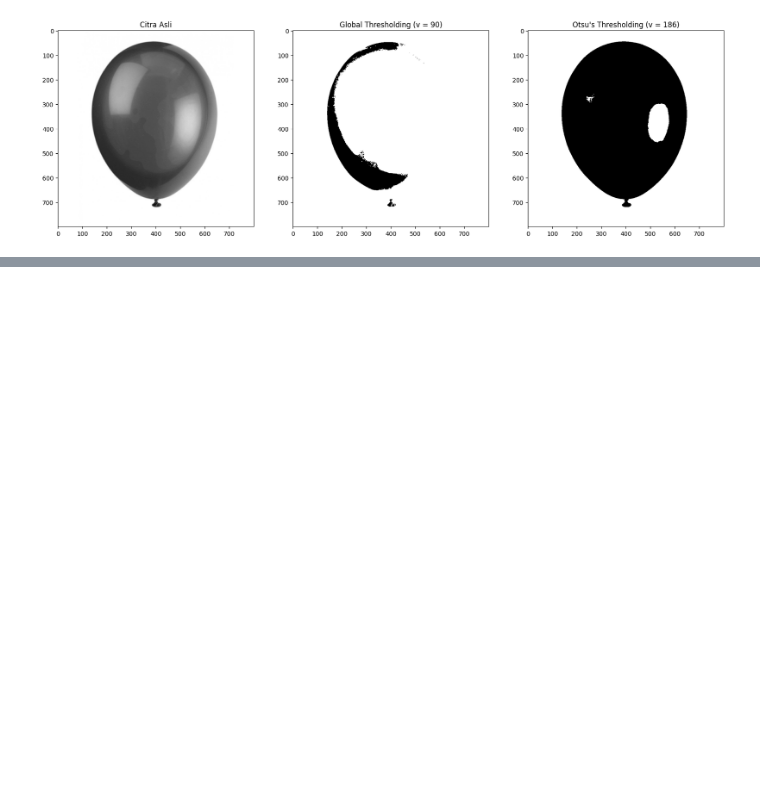
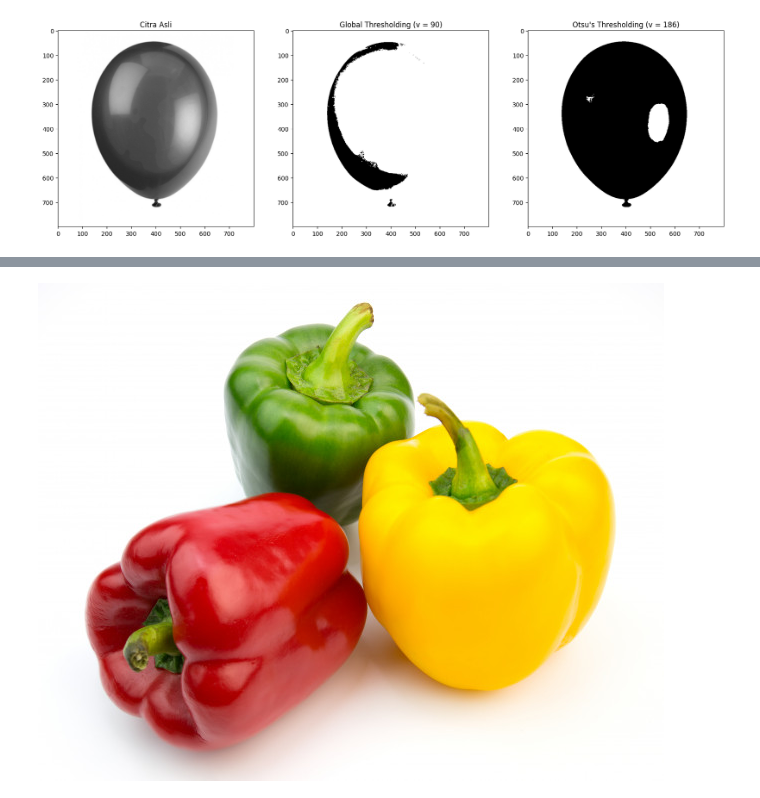
Before and after one commit to rijalammar1/PVCK_RijalAmmar, a Jupyter notebook: Jobsheet10.ipynb, the cells around one changed output, grey strips where cells are left out. Drawn from its saved outputs; the diff is of its cells as text; code cells hidden in the pictures; blank space fills up the shorter version.

```diff
--- a/Jobsheet10.ipynb
+++ b/Jobsheet10.ipynb
@@ -125,0 +155,5 @@ plt.show()
+# %%
+img_p = cv.imread('/content/drive/MyDrive/PVCK_MM/Images/peppers.jpg')
+cv2_imshow(img_p)
+# %% [output]
+[figure, added]
```
Also changed, not shown: parts of 5 cells of this notebook.
